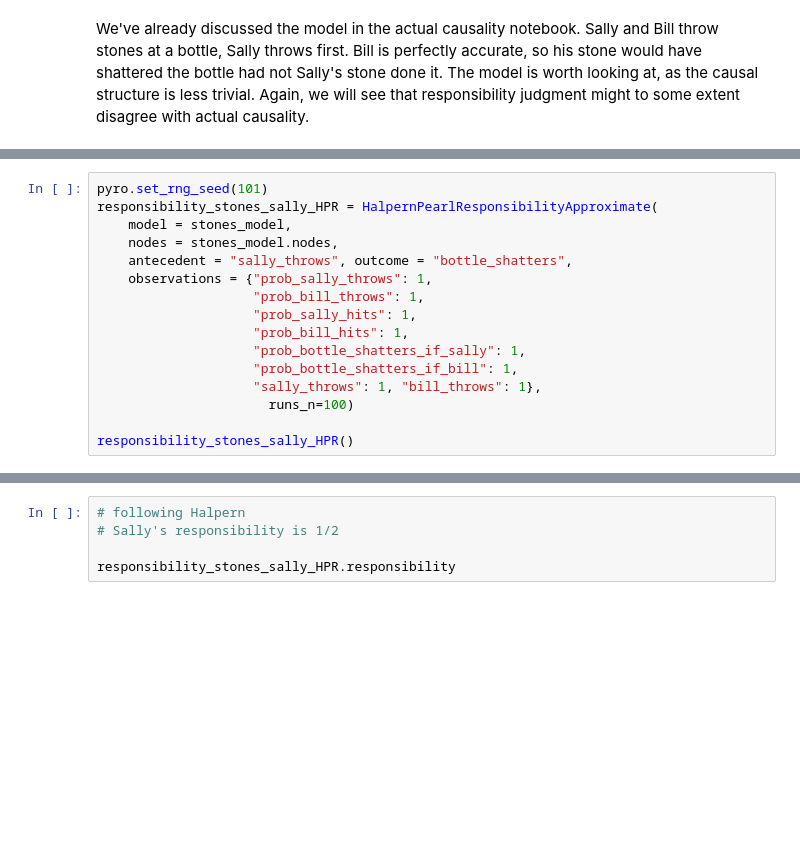
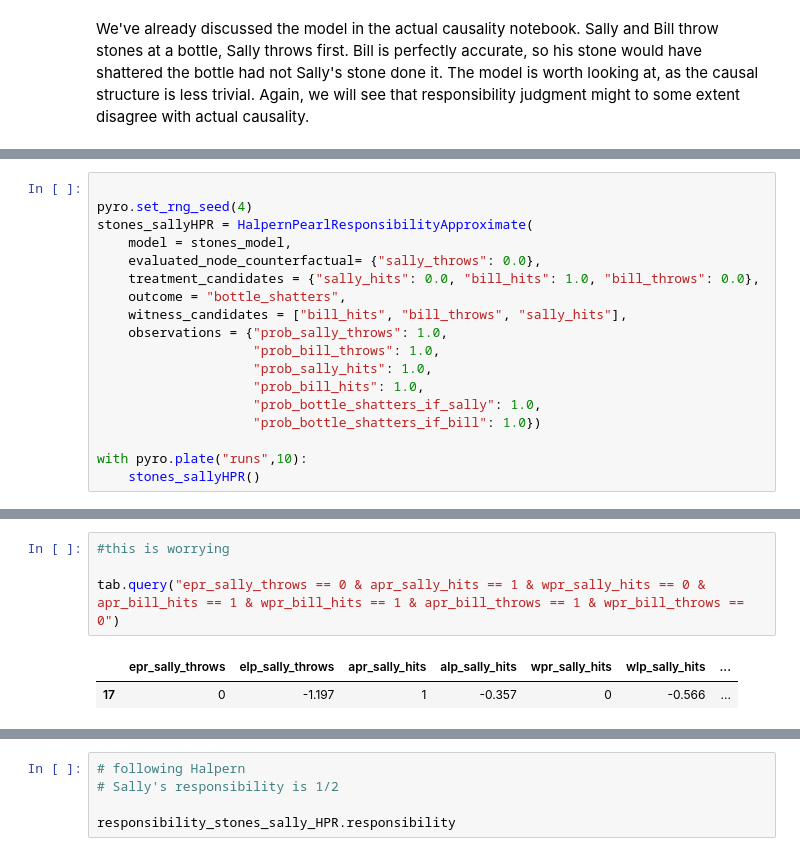
Before and after one commit to BasisResearch/chirho, a Jupyter notebook: docs/source/responsibility.ipynb, the cells around one changed output, grey strips where cells are left out. Cells and saved outputs as stored; diff of their text form; blank space fills up the shorter version.

```diff
--- a/docs/source/responsibility.ipynb
+++ b/docs/source/responsibility.ipynb
@@ -562,16 +618,18 @@ stones_model.nodes = [
 # %%
-pyro.set_rng_seed(101)
-responsibility_stones_sally_HPR = HalpernPearlResponsibilityApproximate(
+
+pyro.set_rng_seed(4)
+stones_sallyHPR = HalpernPearlResponsibilityApproximate(
     model = stones_model,
-    nodes = stones_model.nodes,
-    antecedent = "sally_throws", outcome = "bottle_shatters",
-    observations = {"prob_sally_throws": 1,
-                    "prob_bill_throws": 1,
-                    "prob_sally_hits": 1,
-                    "prob_bill_hits": 1,
-                    "prob_bottle_shatters_if_sally": 1,
-                    "prob_bottle_shatters_if_bill": 1,
-                    "sally_throws": 1, "bill_throws": 1},
-                      runs_n=100)
+    evaluated_node_counterfactual= {"sally_throws": 0.0},
+    treatment_candidates = {"sally_hits": 0.0, "bill_hits": 1.0, "bill_throws": 0.0},
+    outcome = "bottle_shatters",
+    witness_candidates = ["bill_hits", "bill_throws", "sally_hits"],
+    observations = {"prob_sally_throws": 1.0,
+                    "prob_bill_throws": 1.0,
+                    "prob_sally_hits": 1.0,
+                    "prob_bill_hits": 1.0,
+                    "prob_bottle_shatters_if_sally": 1.0,
+                    "prob_bottle_shatters_if_bill": 1.0})
 
-responsibility_stones_sally_HPR()
+with pyro.plate("runs",10):
+    stones_sallyHPR()
@@ -577,0 +785,7 @@ responsibility_stones_sally_HPR()
+# %%
+#this is worrying
+
+tab.query("epr_sally_throws == 0 & apr_sally_hits == 1 & wpr_sally_hits == 0 & apr_bill_hits == 1 & wpr_bill_hits == 1 & apr_bill_throws == 1 & wpr_bill_throws == 0")
+# %% [output]
+|  | epr_sally_throws | elp_sally_throws | apr_sally_hits | alp_sally_hits | wpr_sally_hits | wlp_sally_hits | ... |
+| 17 | 0 | -1.197 | 1 | -0.357 | 0 | -0.566 | ... |
```
Also changed, not shown: parts of 18 cells of this notebook.
